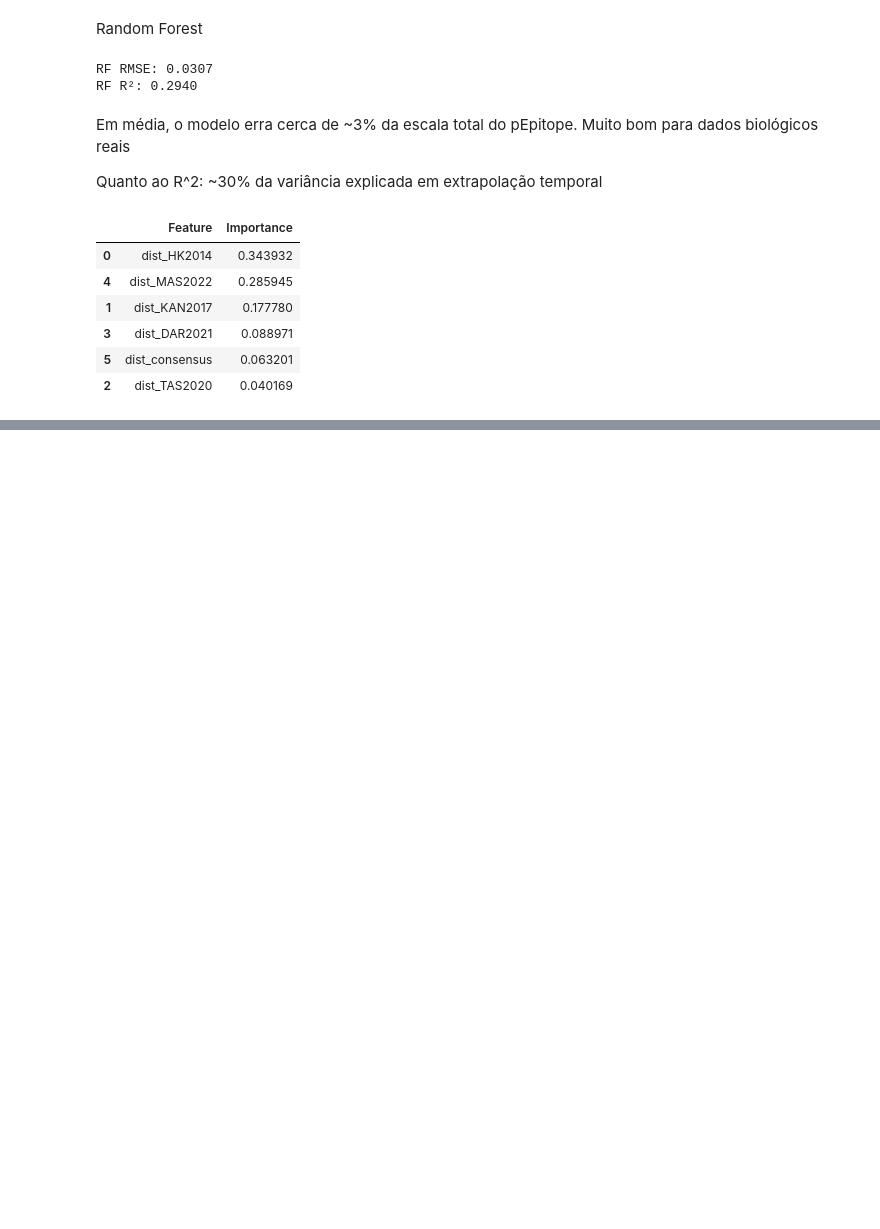
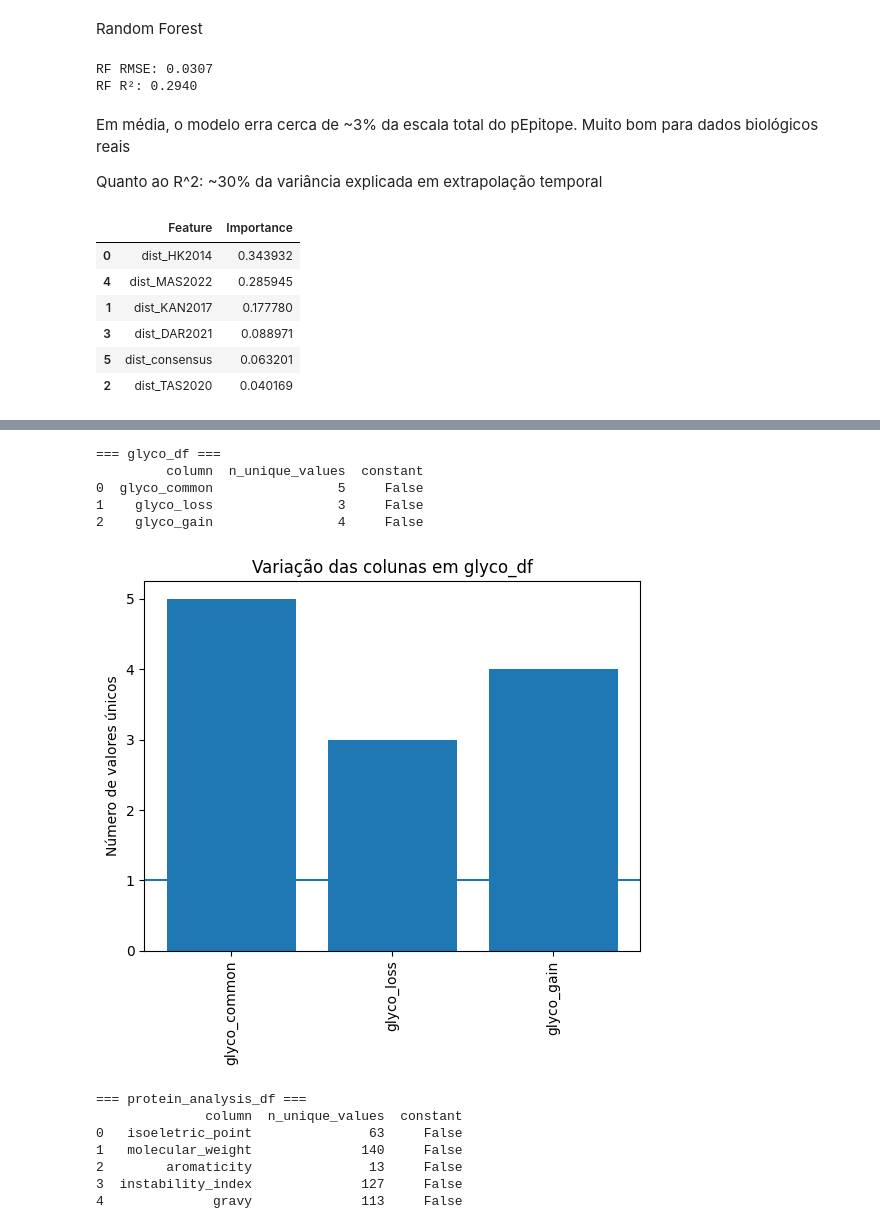
Before and after one commit to samildo/Inteligent-Systems-for-Bioinformtics-25-26, a Jupyter notebook: ML/ML_notebook.ipynb, the cells around one changed output, grey strips where cells are left out. Drawn from its saved outputs; the diff is of its cells as text; code cells hidden in the pictures; blank space fills up the shorter version.

```diff
--- a/ML/ML_notebook.ipynb
+++ b/ML/ML_notebook.ipynb
@@ -277,6 +291,9 @@ Treino do modelo:
 temporally stratified split
 # %%
 import matplotlib.pyplot as plt
+
+metadados["Year"] = pd.to_datetime(metadados["Collection_Date"]).dt.year
+
 contagem_por_ano = (
     metadados["Year"]
     .value_counts()
@@ -401,0 +486,16 @@ Melhorar modelo, mais features, mudar parametros, mudar o split ????
+# %%
+df_mutations = pd.DataFrame({
+    pos: col for pos, col in mutation_columns
+})
+
+summary = pd.DataFrame({
+    "posicao": df_mutations.columns,
+    "n_amostras_com_mutacao": df_mutations.sum().values,
+    "n_amostras_sem_mutacao": (len(df_mutations) - df_mutations.sum()).values
+})
+
+summary["variavel"] = summary["n_amostras_com_mutacao"].between(1, len(df_mutations)-1)
+
+summary = summary.sort_values("n_amostras_com_mutacao", ascending=False)
+
+summary
@@ -401,0 +661,46 @@ Melhorar modelo, mais features, mudar parametros, mudar o split ????
+# %%
+
+def check_constant_columns(df, name, id_cols=("id", "Accession")):
+
+    cols_to_check = [c for c in df.columns if c not in id_cols]
+
+    nunique = df[cols_to_check].nunique(dropna=False)
+
+    summary = pd.DataFrame({
+        "column": nunique.index,
+        "n_unique_values": nunique.values,
+        "constant": nunique.values == 1
+    })
+
+    print(f"\n=== {name} ===")
+    print(summary)
+
+    # gráfico simples
+    plt.figure()
+    plt.bar(summary["column"], summary["n_unique_values"])
+    plt.axhline(1)
+    plt.ylabel("Número de valores únicos")
+    plt.title(f"Variação das colunas em {name}")
+    plt.xticks(rotation=90)
+    plt.show()
+
+    return summary
+
+
+# ---- correr verificações ----
+summary_glyco = check_constant_columns(glyco_df, "glyco_df")
+summary_protein = check_constant_columns(protein_analysis_df, "protein_analysis_df")
+# %% [output]
+=== glyco_df ===
+         column  n_unique_values  constant
+0  glyco_common                5     False
+1    glyco_loss                3     False
+2    glyco_gain                4     False
+[figure, added]
+=== protein_analysis_df ===
+              column  n_unique_values  constant
+0   isoeletric_point               63     False
+1   molecular_weight              140     False
+2        aromaticity               13     False
+3  instability_index              127     False
+4              gravy              113     False
```
Also changed, not shown: parts of 29 cells of this notebook.
